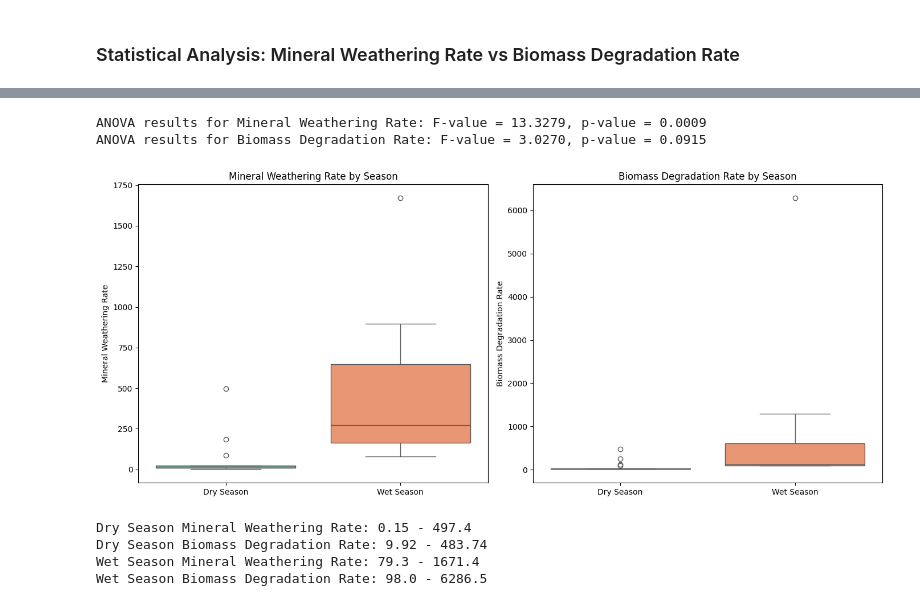
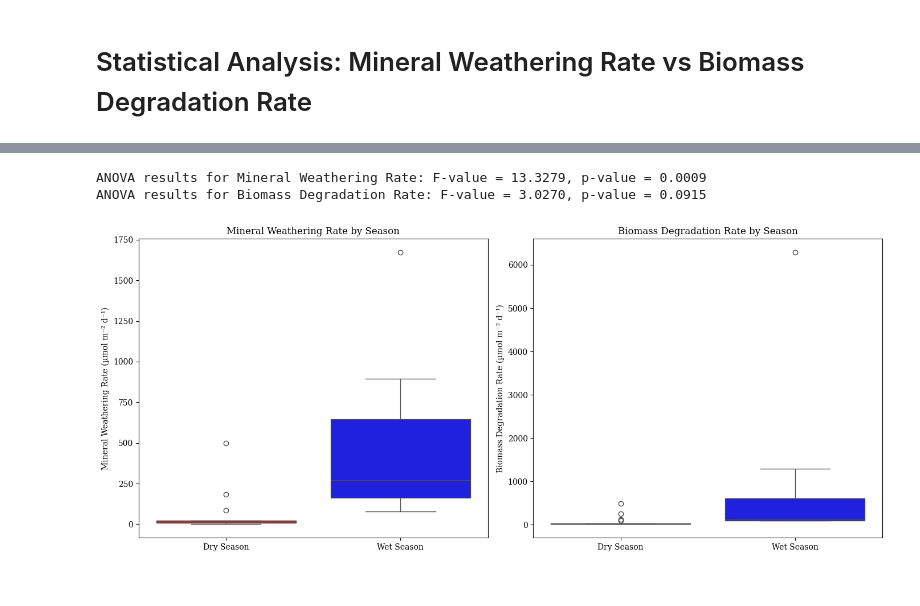
Before and after one commit to supanut-suntikoon/MunRiverResearch, a Jupyter notebook: MunRiverResearch.ipynb, the cells around one changed output, grey strips where cells are left out. Drawn from its saved outputs; the diff is of its cells as text; code cells hidden in the pictures.

```diff
--- a/MunRiverResearch.ipynb
+++ b/MunRiverResearch.ipynb
@@ -1,7 +1,7 @@
 # %% [markdown]
 <a href="https://colab.research.google.com/github/supanut-suntikoon/MunRiverResearch/blob/main/MunRiverResearch.ipynb" target="_parent"><img src="https://colab.research.google.com/assets/colab-badge.svg" alt="Open In Colab"/></a>
 # %% [markdown]
-### Statistical Analysis: Mineral Weathering Rate vs Biomass Degradation Rate
+# Statistical Analysis: Mineral Weathering Rate vs Biomass Degradation Rate
 # %%
 import pandas as pd
 import scipy.stats as stats
@@ -37,6 +35,20 @@ data
 | 18 | M19 | 21.98 | 18.33 | 808.2 | 687.2 |
 | 19 | Total | 81.17 | 50.66 | 668.4 | 579.9 |
 # %%
+import pandas as pd
+import scipy.stats as stats
+import matplotlib.pyplot as plt
+import seaborn as sns
+import numpy as np
+
+# Pull data from GitHub repo
+url = 'https://raw.githubusercontent.com/supanut-suntikoon/MunRiverResearch/main/MinW_BioDeg.csv'
+
+# Load your data directly from GitHub
+data = pd.read_csv(url)
+
+# Display the first few rows of the dataset to understand its structure
+# print(data.head())
 df = pd.DataFrame(data)
 
 df.replace('-', np.nan, inplace=True)
@@ -53,60 +65,43 @@ df['wet season biomass degradation'] = df['wet season biomass degradation'].asty
 # ANOVA for Mineral Weathering Rate
 f_val_mwr, p_val_mwr = stats.f_oneway(df['dry season mineral weathering'], df['wet season mineral weathering'])
 
 # ANOVA for Biomass Degradation Rate
 f_val_bdr, p_val_bdr = stats.f_oneway(df['dry season biomass degradation'], df['wet season biomass degradation'])
 
 # Print the ANOVA results
 print(f'ANOVA results for Mineral Weathering Rate: F-value = {f_val_mwr:.4f}, p-value = {p_val_mwr:.4f}')
 print(f'ANOVA results for Biomass Degradation Rate: F-value = {f_val_bdr:.4f}, p-value = {p_val_bdr:.4f}')
 
+# Set font to Times New Roman or similar serif font
+plt.rcParams['font.family'] = 'serif'
+
 # Visualize the distribution of the data
 plt.figure(figsize=(14, 6))
 
 # Mineral Weathering Rate
 plt.subplot(1, 2, 1)
 sns.boxplot(data=[df['dry season mineral weathering'], df['wet season mineral weathering']],
-            palette="Set2")
+            palette=["red", "blue"])
 plt.xticks([0, 1], ['Dry Season', 'Wet Season'])
-plt.ylabel('Mineral Weathering Rate')
+plt.ylabel('Mineral Weathering Rate (µmol m⁻² d⁻¹)')
 plt.title('Mineral Weathering Rate by Season')
 
 # Biomass Degradation Rate
 plt.subplot(1, 2, 2)
 sns.boxplot(data=[df['dry season biomass degradation'], df['wet season biomass degradation']],
-            palette="Set2")
+            palette=["red", "blue"])
 plt.xticks([0, 1], ['Dry Season', 'Wet Season'])
-plt.ylabel('Biomass Degradation Rate')
+plt.ylabel('Biomass Degradation Rate (µmol m⁻² d⁻¹)')
 plt.title('Biomass Degradation Rate by Season')
 
 plt.tight_layout()
+
+# Save the plot as a PNG file with 100 dpi
+plt.savefig('seasonal_comparison_plot.png', dpi=100, format='png')
+
+# Display the plot
 plt.show()
 # %% [output]
 ANOVA results for Mineral Weathering Rate: F-value = 13.3279, p-value = 0.0009
 ANOVA results for Biomass Degradation Rate: F-value = 3.0270, p-value = 0.0915
-[figure, old version]
+[figure, new version]
-# %%
-# Calculate the min and max ranges for each category
-min_dry_mwr = df['dry season mineral weathering'].min()
-max_dry_mwr = df['dry season mineral weathering'].max()
-
-min_dry_bdr = df['dry season biomass degradation'].min()
-max_dry_bdr = df['dry season biomass degradation'].max()
-
-min_wet_mwr = df['wet season mineral weathering'].min()
-max_wet_mwr = df['wet season mineral weathering'].max()
-
-min_wet_bdr = df['wet season biomass degradation'].min()
-max_wet_bdr = df['wet season biomass degradation'].max()
-
-# Print the min and max ranges
-print(f'Dry Season Mineral Weathering Rate: {min_dry_mwr} - {max_dry_mwr}')
-print(f'Dry Season Biomass Degradation Rate: {min_dry_bdr} - {max_dry_bdr}')
-
-print(f'Wet Season Mineral Weathering Rate: {min_wet_mwr} - {max_wet_mwr}')
-print(f'Wet Season Biomass Degradation Rate: {min_wet_bdr} - {max_wet_bdr}')
-# %% [output]
-Dry Season Mineral Weathering Rate: 0.15 - 497.4
-Dry Season Biomass Degradation Rate: 9.92 - 483.74
-Wet Season Mineral Weathering Rate: 79.3 - 1671.4
-Wet Season Biomass Degradation Rate: 98.0 - 6286.5
```
Also changed, not shown: parts of 8 cells of this notebook.
